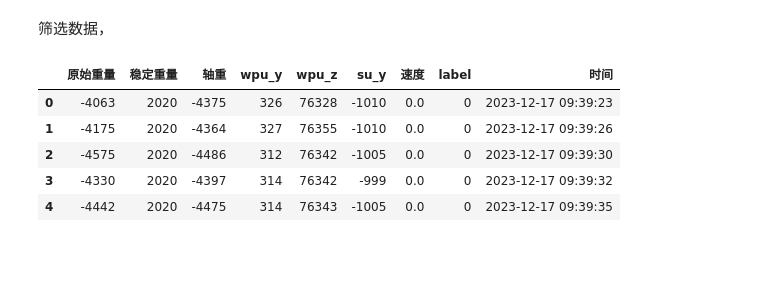
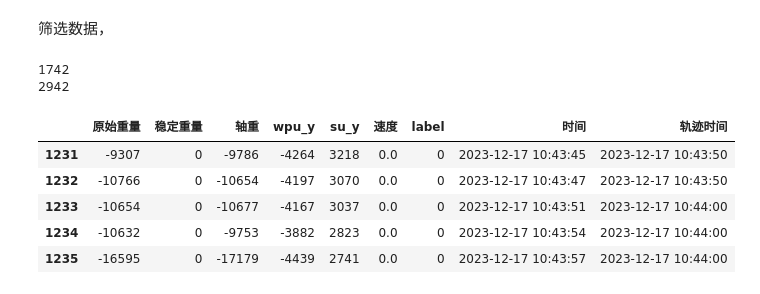
Before and after one commit to ainiubility/CNN-LSTM-Attention, a Jupyter notebook: C_L_A_train.ipynb, the cells around one changed output. Saved outputs shown, nothing was run; the diff lists cells and outputs as text; code cells hidden in the pictures; blank space fills up the shorter version.

```diff
--- a/C_L_A_train.ipynb
+++ b/C_L_A_train.ipynb
@@ -197,10 +218,12 @@ lr_decay_epochs = 1
 
 all_col_names = numeric_col_names + label_col_names + time_col_names
 df17, df21, df22, df23 = odf17[all_col_names], odf21[all_col_names], odf22[all_col_names], odf23[all_col_names]
-_origindata = pd.concat([df17, df21, df22], axis=0, ignore_index=True)
+origindata = pd\
+    .concat([df17, df21, df22], axis=0, ignore_index=True)\
+    .reset_index(drop=True)
 
-print(_origindata.columns)
+print(origindata.columns)
 
-# _origindata.head()
+origindata.head()
 # %% [output]
 Index(['原始重量', '稳定重量', '轴重', 'wpu_y', 'su_y', '速度', 'label', '时间', '轨迹时间'], dtype='object')
@@ -209,29 +238,30 @@ Index(['原始重量', '稳定重量', '轴重', 'wpu_y', 'su_y', '速度', 'lab
 # %%
 def expandRows(idx_list_list, windowsize=20) -> np.ndarray:
     my_array = np.arange(-windowsize, windowsize + 1)
     new_array = idx_list_list.copy()
     for item in my_array:
         new_array += [element + item for element in indices_list]
     ret = np.sort(list(dict.fromkeys(new_array)))
 
     return ret
 
 
-indices_list = _origindata.index[_origindata['label'] > 0].tolist(
-)  # + _origindata.index[_origindata['label'] == '卸'].tolist()
+indices_list = origindata.index[origindata['label'] != 0].tolist()  # + _origindata.index[_origindata['label'] == '卸'].tolist()
+print(len(indices_list))
 indices_list = expandRows(indices_list)
+print(len(indices_list))
+# 或者使用.iloc基于位置索引（如果是整数索引）
+df_selected = origindata.iloc[indices_list]
 
-# 或者使用.iloc基于位置索引（如果是整数索引）
-# df_selected = _origindata.iloc[indices_list]
-
-df_selected =_origindata
 
 df_selected.head()
 # %% [output]
+1742
+2942
-|  | 原始重量 | 稳定重量 | 轴重 | wpu_y | wpu_z | su_y | 速度 | label | 时间 |
-| 0 | -4063 | 2020 | -4375 | 326 | 76328 | -1010 | 0.0 | 0 | 2023-12-17 09:39:23 |
-| 1 | -4175 | 2020 | -4364 | 327 | 76355 | -1010 | 0.0 | 0 | 2023-12-17 09:39:26 |
-| 2 | -4575 | 2020 | -4486 | 312 | 76342 | -1005 | 0.0 | 0 | 2023-12-17 09:39:30 |
-| 3 | -4330 | 2020 | -4397 | 314 | 76342 | -999 | 0.0 | 0 | 2023-12-17 09:39:32 |
-| 4 | -4442 | 2020 | -4475 | 314 | 76343 | -1005 | 0.0 | 0 | 2023-12-17 09:39:35 |
+|  | 原始重量 | 稳定重量 | 轴重 | wpu_y | su_y | 速度 | label | 时间 | 轨迹时间 |
+| 1231 | -9307 | 0 | -9786 | -4264 | 3218 | 0.0 | 0 | 2023-12-17 10:43:45 | 2023-12-17 10:43:50 |
+| 1232 | -10766 | 0 | -10654 | -4197 | 3070 | 0.0 | 0 | 2023-12-17 10:43:47 | 2023-12-17 10:43:50 |
+| 1233 | -10654 | 0 | -10677 | -4167 | 3037 | 0.0 | 0 | 2023-12-17 10:43:51 | 2023-12-17 10:44:00 |
+| 1234 | -10632 | 0 | -9753 | -3882 | 2823 | 0.0 | 0 | 2023-12-17 10:43:54 | 2023-12-17 10:44:00 |
+| 1235 | -16595 | 0 | -17179 | -4439 | 2741 | 0.0 | 0 | 2023-12-17 10:43:57 | 2023-12-17 10:44:00 |
 # %%
```
Also changed, not shown: parts of 21 cells of this notebook, 7 other files.
